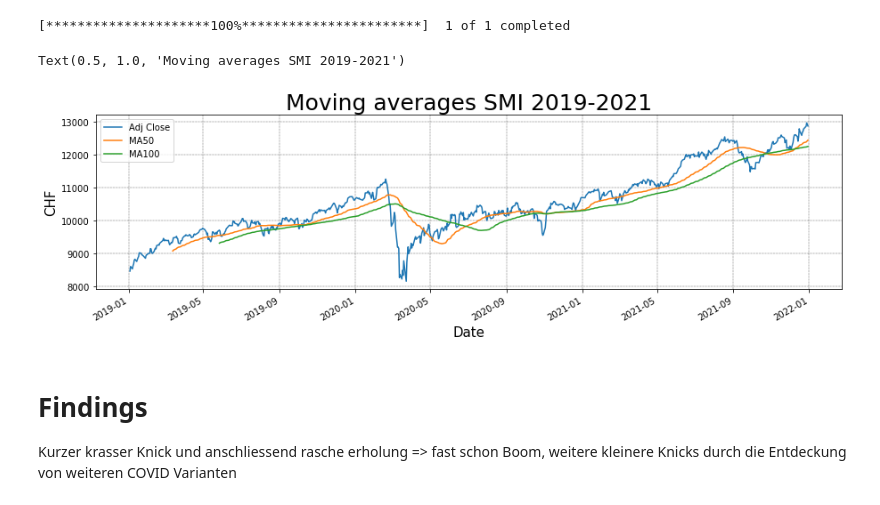
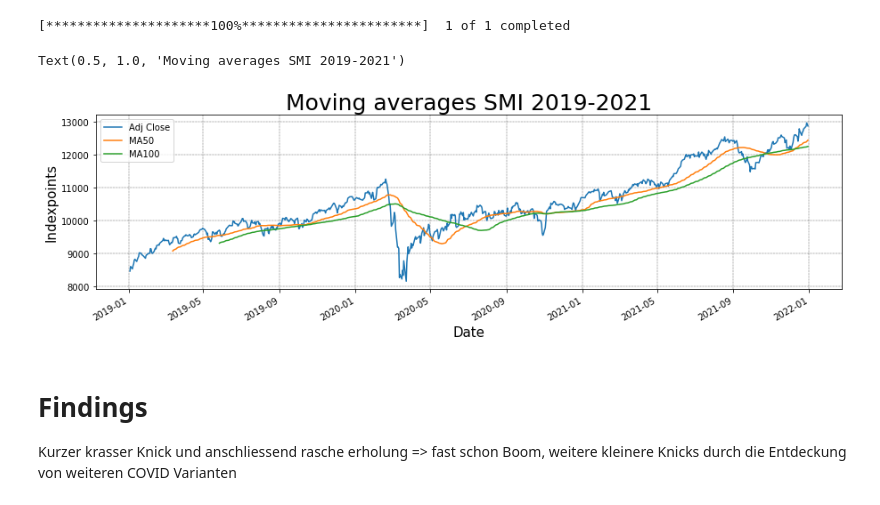
Before and after one commit to Darioschuerch/Project_MRWAM69.F2201_Marzer_Schuerch, a Jupyter notebook: Project/Project_MRWAM69.F2201_Marzer_Schuerch.ipynb, the cells around one changed output. Saved outputs shown, nothing was run; the diff lists cells and outputs as text; code cells hidden in the pictures.

```diff
--- a/Project/Project_MRWAM69.F2201_Marzer_Schuerch.ipynb
+++ b/Project/Project_MRWAM69.F2201_Marzer_Schuerch.ipynb
@@ -112,18 +120,18 @@ SMI_19.to_csv("SMI_19.csv")
 # %%
 SMI_19["MA50"] = SMI_19["Adj Close"].rolling(50).mean()
 SMI_19["MA100"] = SMI_19["Adj Close"].rolling(100).mean()
 SMI_19["Adj Close"].plot(figsize = (15,4))
 SMI_19["MA50"].plot()
 SMI_19["MA100"].plot()
 plt.grid(which="major", color="k", linestyle="-.", linewidth=0.3)
 plt.gcf().autofmt_xdate()
 plt.legend()
-plt.ylabel("CHF", fontsize =15)
+plt.ylabel("Indexpoints", fontsize =15)
 plt.xlabel("Date", fontsize =15)
 plt.title("Moving averages SMI 2019-2021", fontsize = 25)
 # %% [output]
 Text(0.5, 1.0, 'Moving averages SMI 2019-2021')
-[figure, old version]
+[figure, new version]
 # %% [markdown]
 # Findings<br>
 Kurzer krasser Knick und anschliessend rasche erholung => fast schon Boom, weitere kleinere Knicks durch die Entdeckung von weiteren COVID Varianten
```
Also changed, not shown: parts of 9 cells of this notebook, 2 other files.
